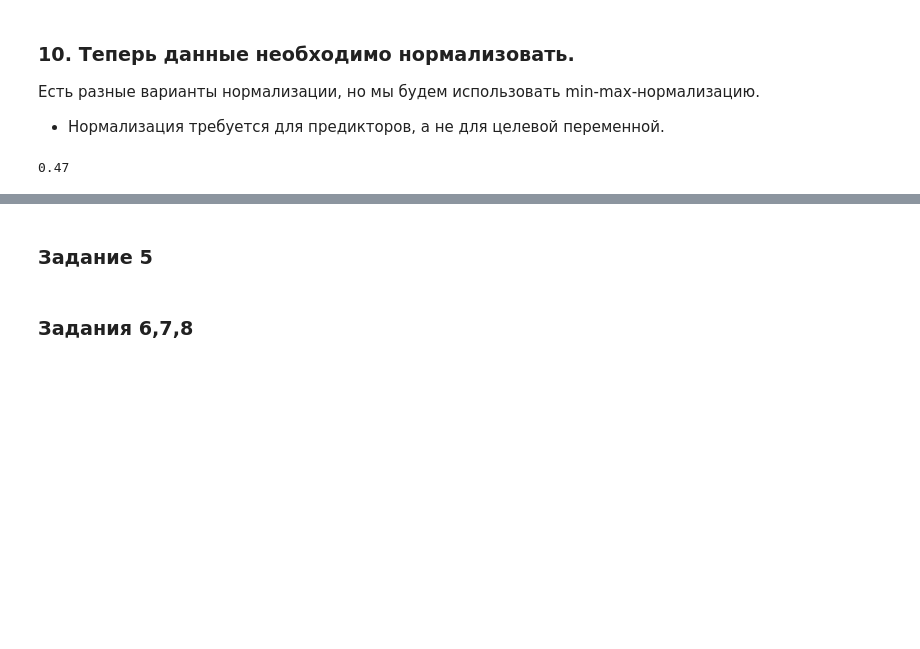
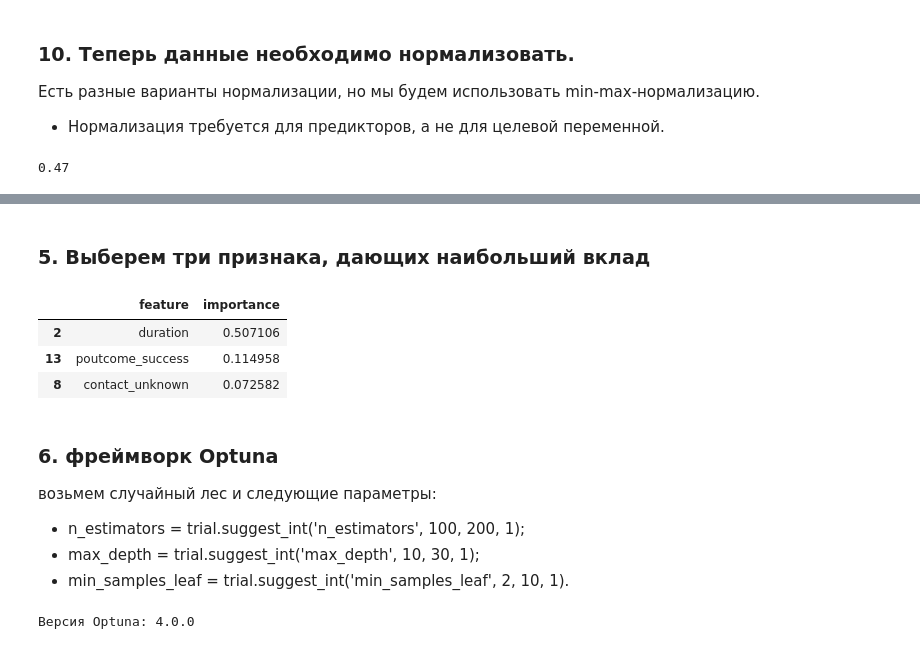
Before and after one commit to the0fedor/SF_DS, a Jupyter notebook: SkillFactory/project_4_bank_fin/Project_4_ML.ipynb, the cells around one changed output, grey strips where cells are left out. Cells and saved outputs as stored; diff of their text form; code cells hidden in the pictures; blank space fills up the shorter version.

```diff
--- a/SkillFactory/project_4_bank_fin/Project_4_ML.ipynb
+++ b/SkillFactory/project_4_bank_fin/Project_4_ML.ipynb
@@ -685,2 +842,19 @@ print(round(X_test_scaled[:, 0].mean(), 2))  # для признака balance,
 # %%
-# используйте для классификации градиентный бустинг и сравните качество со случайным лесом
+# Создаем объект класса градиентный бустинг
+gb = ensemble.GradientBoostingClassifier(
+    learning_rate=0.05,
+    n_estimators=300,
+    min_samples_leaf=5,
+    max_depth=5,
+    random_state=42
+)
+
+#Обучаем модель
+gb.fit(X_train_scaled, y_train)
+
+#Делаем предсказание класса:
+y_train_pred = gb.predict(X_train_scaled)
+y_test_pred = gb.predict(X_test_scaled)
+
+#Выводим отчёт о метриках
+print(metrics.classification_report(y_test, y_test_pred))
@@ -691,6 +927,34 @@ print(round(X_test_scaled[:, 0].mean(), 2))  # для признака balance,
 # %% [markdown]
-### Задание 5
+### 5. Выберем три признака, дающих наибольший вклад
 # %%
-# оцените, какие признаки демонстрируют наибольшую  важность в модели градиентного бустинга
+# Оценка важности признаков
+feature_importances = gb.feature_importances_
+
+# Создаем DataFrame для важностей признаков, используя имена столбцов из X_train
+features_df = pd.DataFrame({'feature': X_train.columns, 'importance': feature_importances})
+
+# Сортируем признаки по важности в порядке убывания
+features_df = features_df.sort_values(by='importance', ascending=False)
+
+# Выводим три наиболее значимых признака
+features_df.head(3)
+# %% [output]
+|  | feature | importance |
+| 2 | duration | 0.507106 |
+| 13 | poutcome_success | 0.114958 |
+| 8 | contact_unknown | 0.072582 |
 # %% [markdown]
-### Задания 6,7,8
+### 6. фреймворк Optuna
+возьмем случайный лес и следующие параметры:
+
+- n_estimators = trial.suggest_int('n_estimators', 100, 200, 1);
+- max_depth = trial.suggest_int('max_depth', 10, 30, 1);
+- min_samples_leaf = trial.suggest_int('min_samples_leaf', 2, 10, 1).
+# %%
+# Устанавливаем библиотеку
+#!pip install optuna
+
+import optuna
+print("Версия Optuna: {}".format(optuna.__version__))
+# %% [output]
+Версия Optuna: 4.0.0
```
Also changed, not shown: parts of 18 cells of this notebook, 3 other files.
